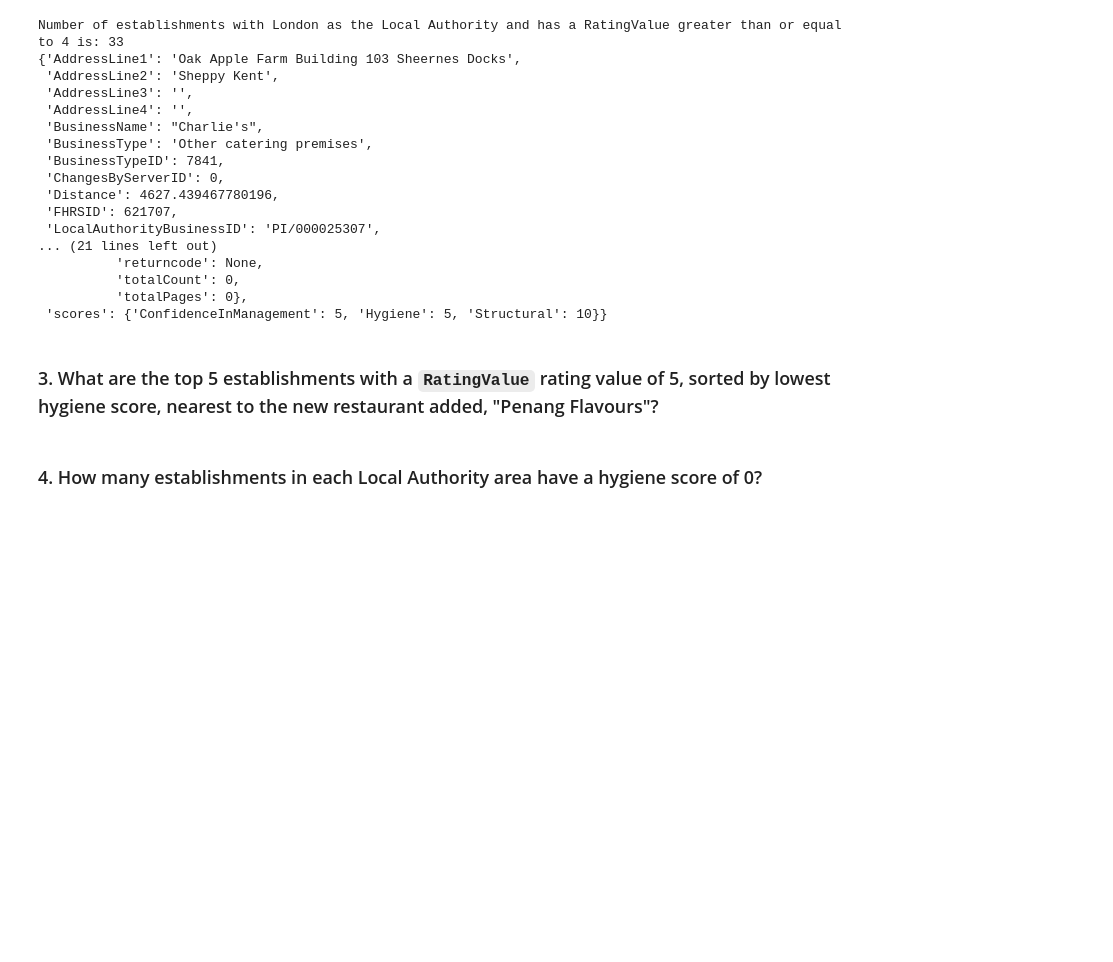
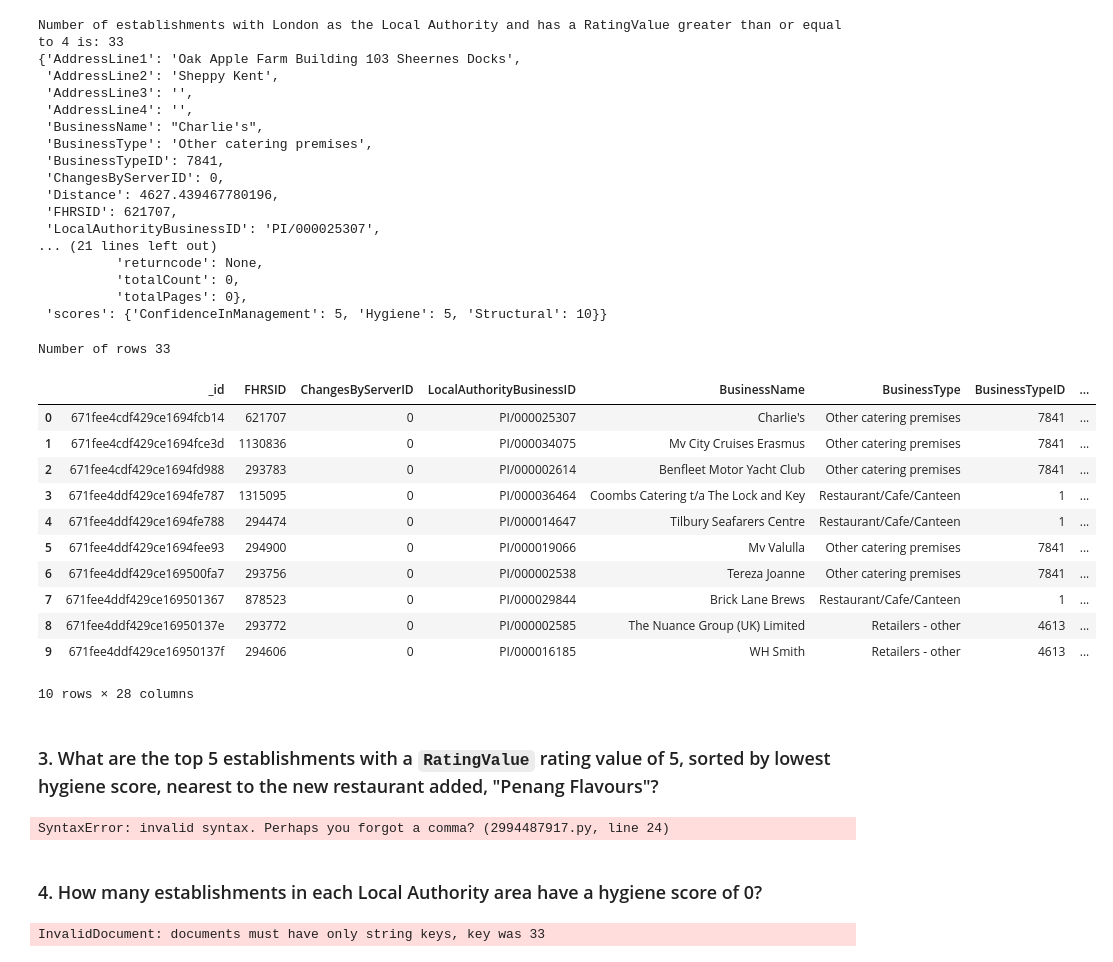
Before and after one commit to mascee/nosql-challenge, a Jupyter notebook: NoSQL_analysis.ipynb, the cells around one changed output. Saved outputs shown, nothing was run; the diff lists cells and outputs as text; code cells hidden in the pictures; blank space fills up the shorter version.

```diff
--- a/NoSQL_analysis.ipynb
+++ b/NoSQL_analysis.ipynb
@@ -188,10 +191,29 @@ Number of establishments with London as the Local Authority and has a RatingValu
  'scores': {'ConfidenceInManagement': 5, 'Hygiene': 5, 'Structural': 10}}
 # %%
 # Convert the result to a Pandas DataFrame
+results = list(establishments.find(query))
+df = pd.DataFrame(results)
 
 # Display the number of rows in the DataFrame
+row_count = df.shape[0]
+print(f"Number of rows {row_count}")
 
 # Display the first 10 rows of the DataFrame
+df.head(10)
+# %% [output]
+Number of rows 33
+|  | _id | FHRSID | ChangesByServerID | LocalAuthorityBusinessID | BusinessName | BusinessType | BusinessTypeID | ... |
+| 0 | 671fee4cdf429ce1694fcb14 | 621707 | 0 | PI/000025307 | Charlie's | Other catering premises | 7841 | ... |
+| 1 | 671fee4cdf429ce1694fce3d | 1130836 | 0 | PI/000034075 | Mv City Cruises Erasmus | Other catering premises | 7841 | ... |
+| 2 | 671fee4cdf429ce1694fd988 | 293783 | 0 | PI/000002614 | Benfleet Motor Yacht Club | Other catering premises | 7841 | ... |
+| 3 | 671fee4ddf429ce1694fe787 | 1315095 | 0 | PI/000036464 | Coombs Catering t/a The Lock and Key | Restaurant/Cafe/Canteen | 1 | ... |
+| 4 | 671fee4ddf429ce1694fe788 | 294474 | 0 | PI/000014647 | Tilbury Seafarers Centre | Restaurant/Cafe/Canteen | 1 | ... |
+| 5 | 671fee4ddf429ce1694fee93 | 294900 | 0 | PI/000019066 | Mv Valulla | Other catering premises | 7841 | ... |
+| 6 | 671fee4ddf429ce169500fa7 | 293756 | 0 | PI/000002538 | Tereza Joanne | Other catering premises | 7841 | ... |
+| 7 | 671fee4ddf429ce169501367 | 878523 | 0 | PI/000029844 | Brick Lane Brews | Restaurant/Cafe/Canteen | 1 | ... |
+| 8 | 671fee4ddf429ce16950137e | 293772 | 0 | PI/000002585 | The Nuance Group (UK) Limited | Retailers - other | 4613 | ... |
+| 9 | 671fee4ddf429ce16950137f | 294606 | 0 | PI/000016185 | WH Smith | Retailers - other | 4613 | ... |
+10 rows × 28 columns
 # %% [markdown]
 ### 3. What are the top 5 establishments with a `RatingValue` rating value of 5, sorted by lowest hygiene score, nearest to the new restaurant added, "Penang Flavours"?
 # %%
@@ -200,14 +222,31 @@ Number of establishments with London as the Local Authority and has a RatingValu
 # Sort by hygiene score
 
 degree_search = 0.01
-latitude =
-longitude =
+penang_flavours = establishments.find_one({"BusinessName": "Penang Flavours"})
+latitude = penang_flavours['geocode']['latitude']
+longitude  = penang_flavours['geocode']['longitude ']
 
-query =
-sort =
-limit =
+query = {
+    'RatingValue': 5,
+    'geocode.latitude': {'$gte': latitude - degree_search, '$lte': latitude + degree_search},
+    'geocode.longitude': {'$gte': longitude - degree_search, '$lte': longitude + degree_search}
+}
+
+
+sort = [('scores.Hygiene', 1)]
+limit = 5
+
+#Excecute the query
+results = list(establishments.find(query).sort(sort).limit(limit))
 
 # Print the results
+print("Top 5 establishments with a rating value of 5, sorted by lowest hygiene score, nearest to the restaurant "Penang Flavours" within 0.01 degree on either side of the latitude and longitude: {len(results)}")
+
+#Print first 5 results
+for result in results:
+    pprint(result)
+# %% [output]
+SyntaxError: invalid syntax. Perhaps you forgot a comma? (2994487917.py, line 24)
 # %%
 # Convert result to Pandas DataFrame
 # %% [markdown]
@@ -215,12 +254,25 @@ limit =
 # %%
 # Create a pipeline that:
 # 1. Matches establishments with a hygiene score of 0
+match_query = {'$match': {'scores.Hygiene': 0}}
+
 # 2. Groups the matches by Local Authority
+group_query = {'$group': {'_id': '$LocalAuthorityName','count': {'$sum': 1}}}
+
 # 3. Sorts the matches from highest to lowest
+sort_query = {'$sort': {count: -1}}
+
+# Put the pipeline together
+pipeline = [match_query, group_query, sort_query]
+
+# Run the pipeline through the aggregate method and save the results to a variable
+results = list(establishments.aggregate(pipeline))
 
 # Print the number of documents in the result
 
 # Print the first 10 results
+# %% [output]
+InvalidDocument: documents must have only string keys, key was 33
 # %%
 # Convert the result to a Pandas DataFrame
 
```
Also changed, not shown: parts of 4 cells of this notebook, 1 other file.
